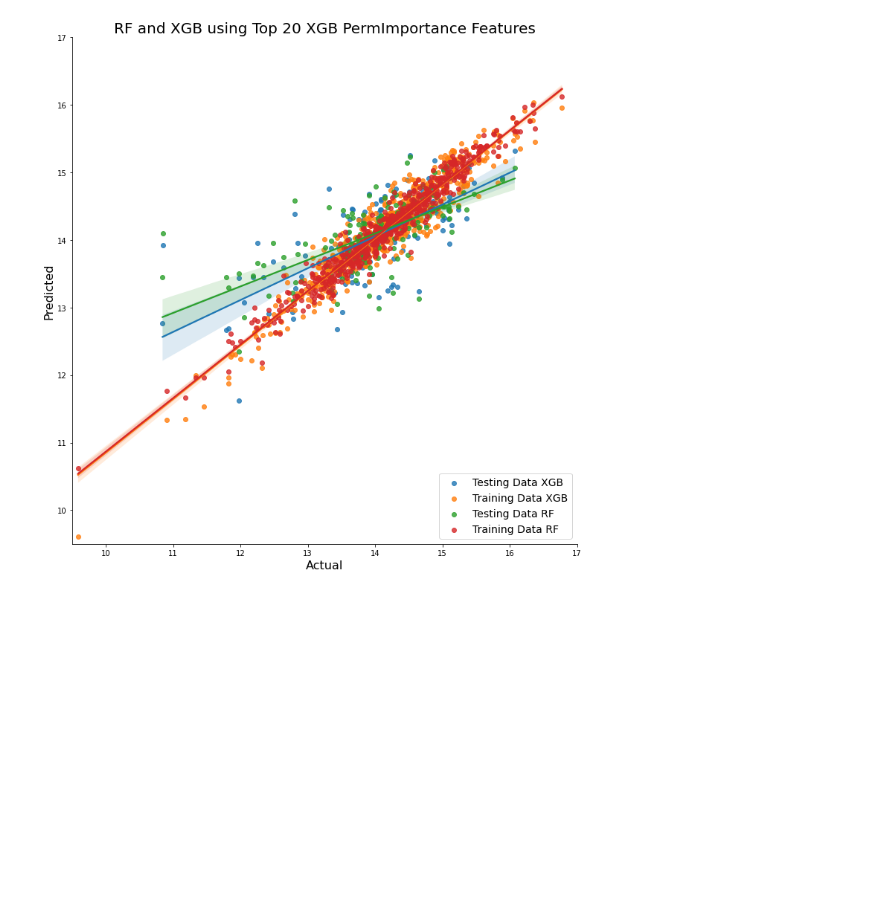
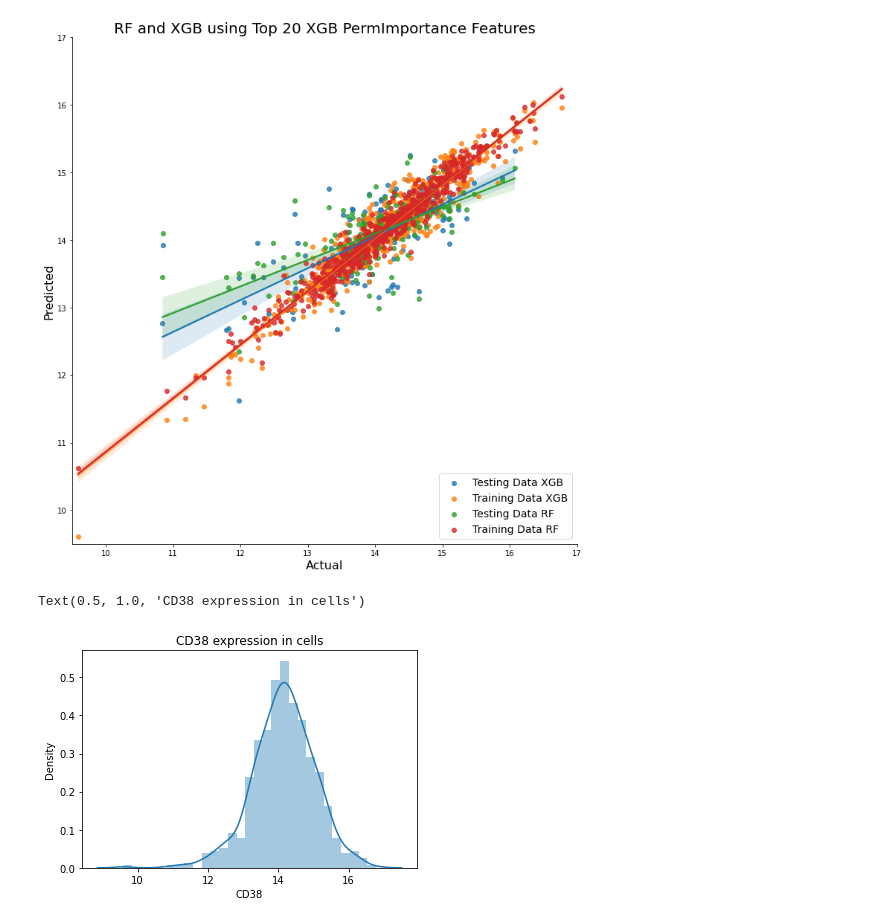
Before and after one commit to vishesh-sarinDXB/CD38_Predictor, a Jupyter notebook: CD38_XGB_Regressor_Experiments.ipynb, the cells around one changed output. Cells and saved outputs as stored; diff of their text form; code cells hidden in the pictures; blank space fills up the shorter version.

Commit message:
Testing out code for histogram of CD38 expression in main notebook, and installed shap library and updated yml file with new environment specificiation now that shap library is also present

```diff
--- a/CD38_XGB_Regressor_Experiments.ipynb
+++ b/CD38_XGB_Regressor_Experiments.ipynb
@@ -40,3 +40,9 @@ mae_XGB_perm = getMAEandPlots(xgb_XGB_perm, X_XGB_train, X_XGB_test, y_log_train
 [figure]
 [figure]
 [figure]
+# %%
+sns.distplot(y_log_train)
+plt.title("CD38 expression in cells")
+# %% [output]
+Text(0.5, 1.0, 'CD38 expression in cells')
+[figure, added]
```
Also changed, not shown: 1 other file.
